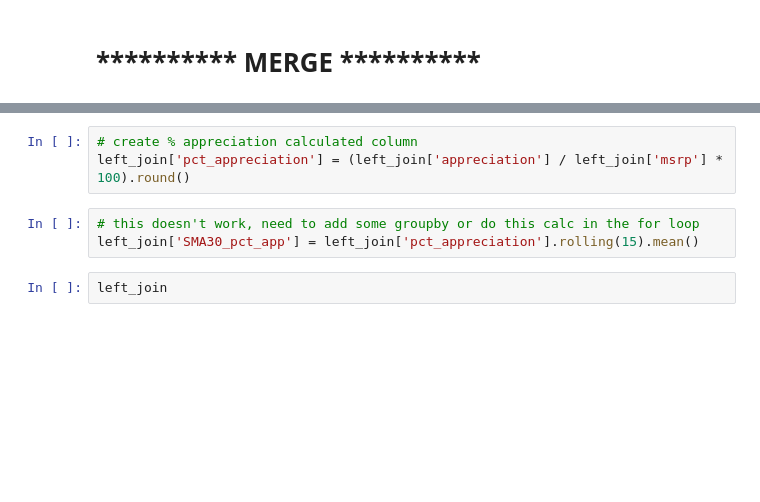
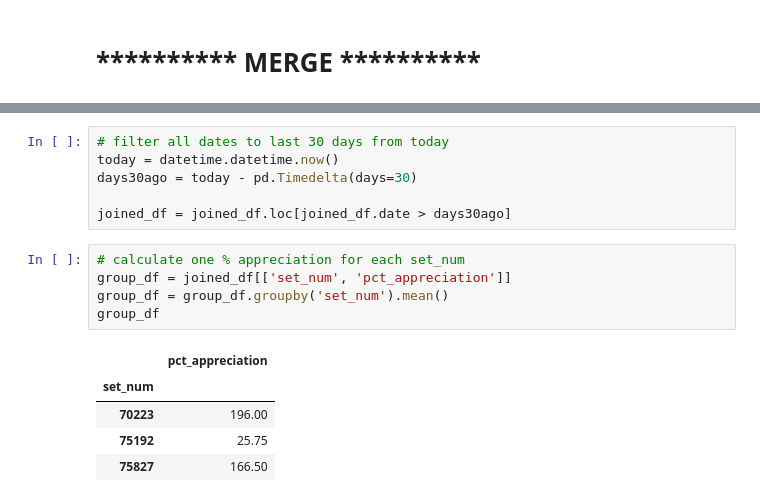
Before and after one commit to 33GuessSo88/EbayLegoWebscrape, a Jupyter notebook: Data Analysis/Lego_Data_Analysis.ipynb, the cells around one changed output, grey strips where cells are left out. Saved outputs shown, nothing was run; the diff lists cells and outputs as text; blank space fills up the shorter version.

```diff
--- a/Data Analysis/Lego_Data_Analysis.ipynb
+++ b/Data Analysis/Lego_Data_Analysis.ipynb
@@ -332,8 +409,17 @@ left_join['appreciation'] = (left_join['price'] - left_join['msrp']).round(2)
-# %%
-# create % appreciation calculated column
-left_join['pct_appreciation'] = (left_join['appreciation'] / left_join['msrp'] * 100).round()
-# %%
-# this doesn't work, need to add some groupby or do this calc in the for loop
-left_join['SMA30_pct_app'] = left_join['pct_appreciation'].rolling(15).mean()
-# %%
-left_join
+# %%
+# filter all dates to last 30 days from today
+today = datetime.datetime.now()
+days30ago = today - pd.Timedelta(days=30)
+
+joined_df = joined_df.loc[joined_df.date > days30ago]
+# %%
+# calculate one % appreciation for each set_num
+group_df = joined_df[['set_num', 'pct_appreciation']]
+group_df = group_df.groupby('set_num').mean()
+group_df
+# %% [output]
+|  | pct_appreciation |
+| set_num |  |
+| 70223 | 196.00 |
+| 75192 | 25.75 |
+| 75827 | 166.50 |
```
Also changed, not shown: parts of 17 cells of this notebook.
